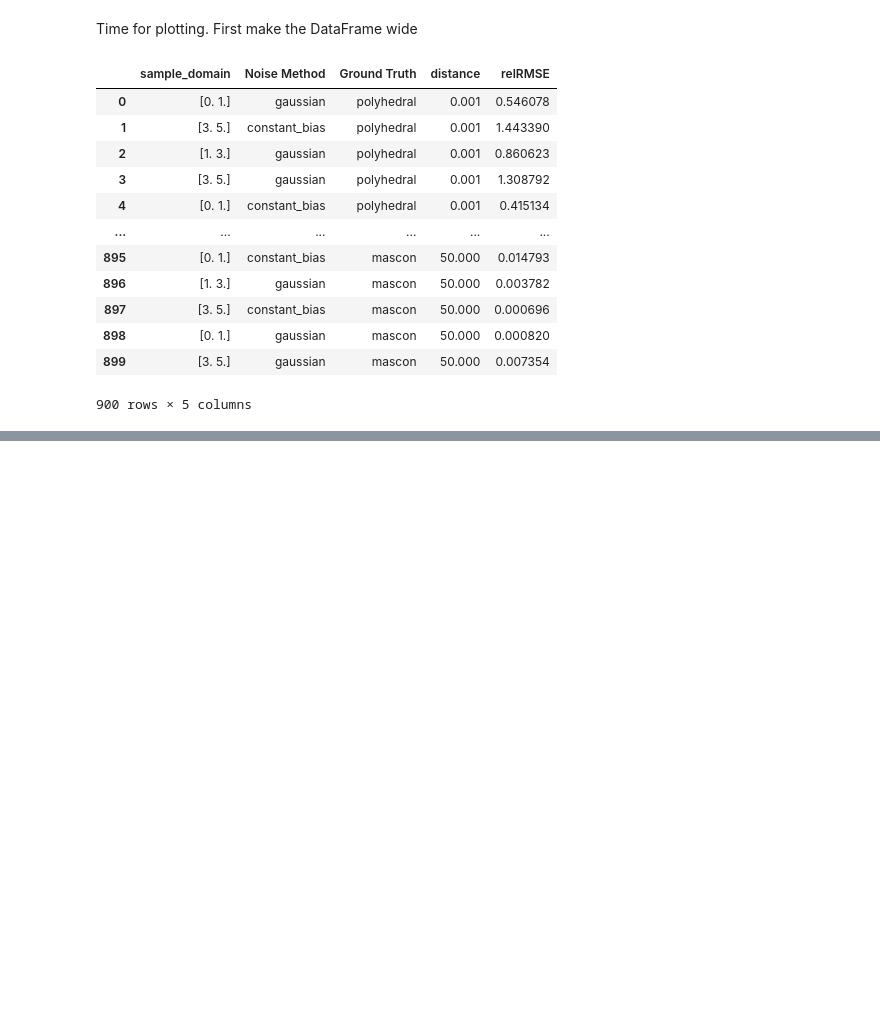
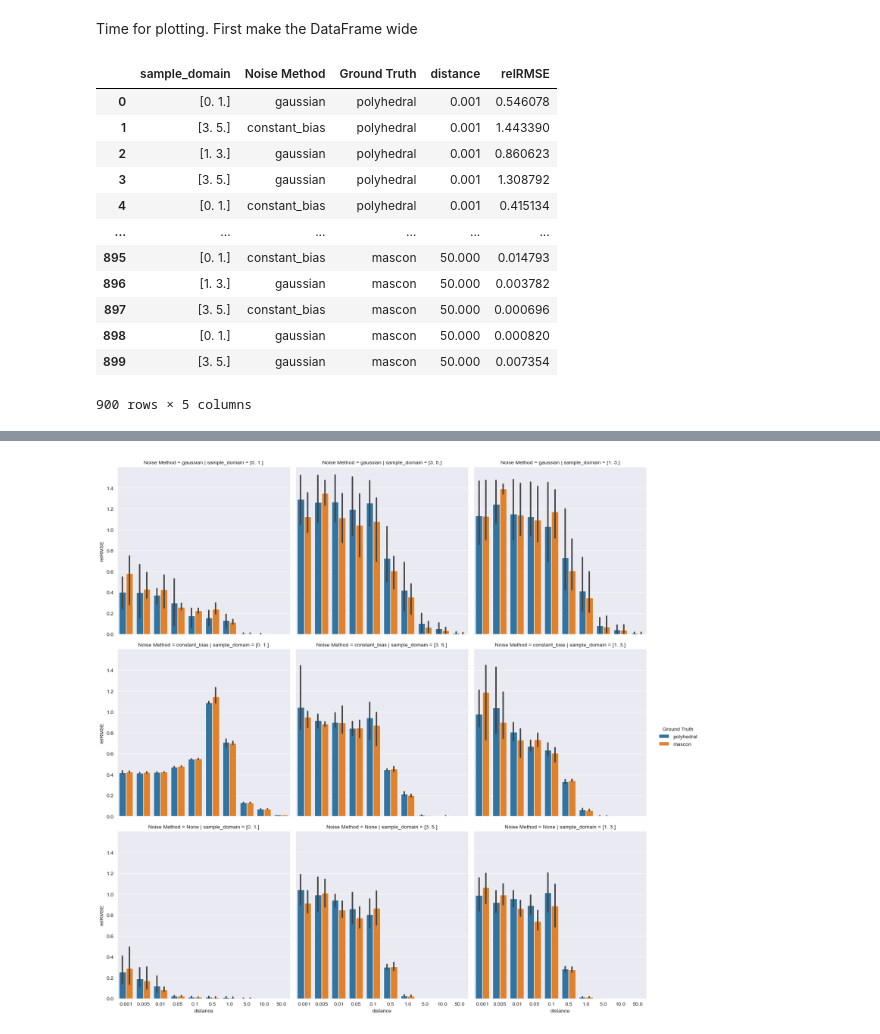
Before and after one commit to gomezzz/geodesyNets, a Jupyter notebook: P3 - Analysis.ipynb, the cells around one changed output, grey strips where cells are left out. Drawn from its saved outputs; the diff is of its cells as text; code cells hidden in the pictures; blank space fills up the shorter version.

```diff
--- a/P3 - Analysis.ipynb
+++ b/P3 - Analysis.ipynb
@@ -175,0 +179,13 @@ g.savefig(save_path, dpi=300)
+# %%
+g = sns.catplot(
+    data=dfm, kind="bar",
+    x="distance", y=error_of_interest, col="sample_domain", row="Noise Method",
+    hue="Ground Truth"
+)
+# g.set_titles(col_template="{col_name} patrons", row_template="{row_name}")
+# g.set(xlim=(0, 60), ylim=(0, 12), xticks=[10, 30, 50], yticks=[2, 6, 10])
+g.tight_layout()
+save_path = Path(f"./results/re-validation/norm_{error_of_interest}_bar.png")
+g.savefig(save_path, dpi=300)
+# %% [output]
+[figure, added]
```
Also changed, not shown: parts of 5 cells of this notebook, 1 other file.
